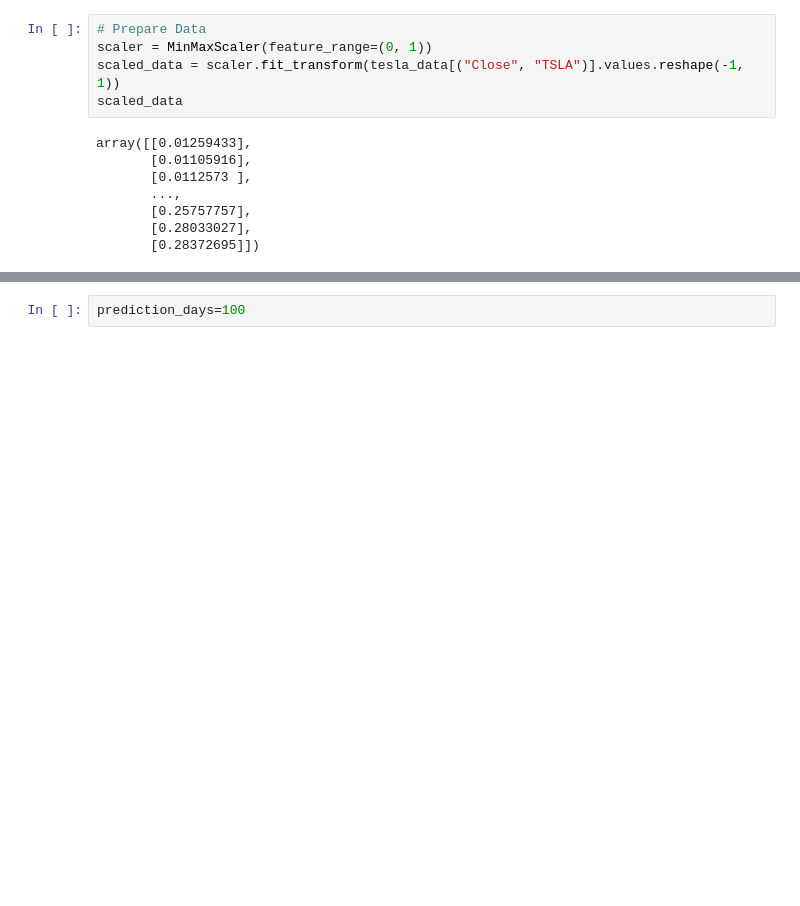
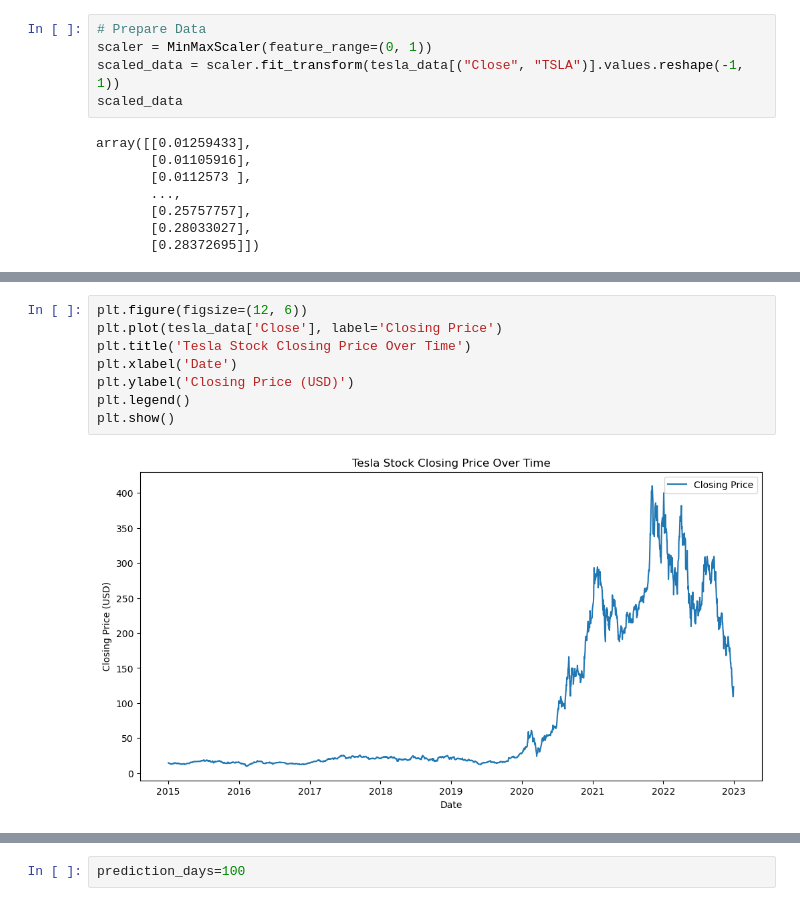
Before and after one commit to michael-099/Stock-Market-Prediction-, a Jupyter notebook: main.ipynb, the cells around one changed output, grey strips where cells are left out. Drawn from its saved outputs; the diff is of its cells as text; blank space fills up the shorter version.

```diff
--- a/main.ipynb
+++ b/main.ipynb
@@ -56,0 +66,10 @@ array([[0.01259433],
+# %%
+plt.figure(figsize=(12, 6))
+plt.plot(tesla_data['Close'], label='Closing Price')
+plt.title('Tesla Stock Closing Price Over Time')
+plt.xlabel('Date')
+plt.ylabel('Closing Price (USD)')
+plt.legend()
+plt.show()
+# %% [output]
+[figure, added]
```
Also changed, not shown: parts of 7 cells of this notebook, 2 other files.
